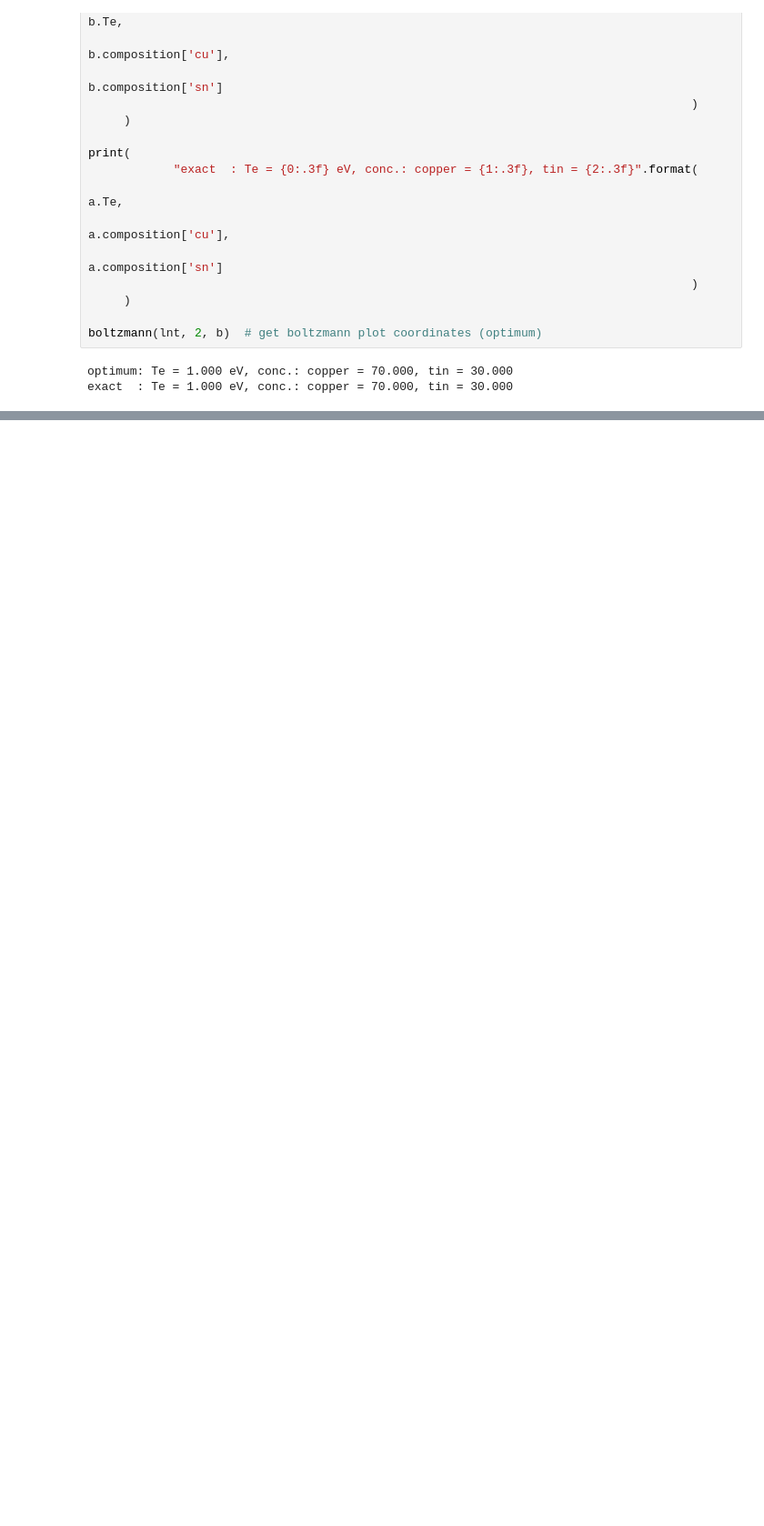
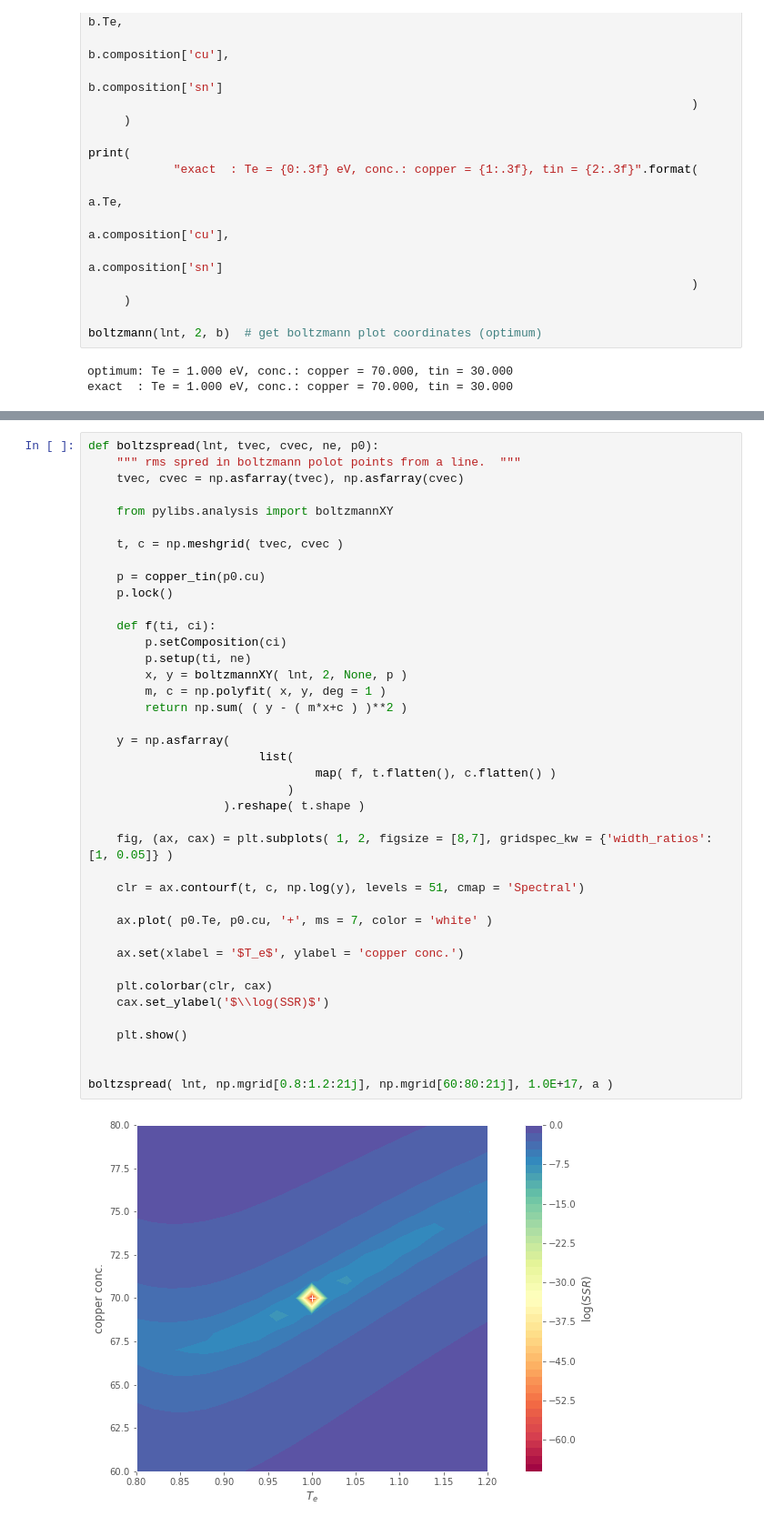
Before and after one commit to msssivadas10/pylibs, a Jupyter notebook: w2.ipynb, the cells around one changed output, grey strips where cells are left out. Shown at 91% size. Cells and saved outputs as stored; diff of their text form; blank space fills up the shorter version.

```diff
--- a/w2.ipynb
+++ b/w2.ipynb
@@ -124,0 +125,42 @@ plt.show()
+# %%
+def boltzspread(lnt, tvec, cvec, ne, p0):
+    """ rms spred in boltzmann polot points from a line.  """
+    tvec, cvec = np.asfarray(tvec), np.asfarray(cvec)
+
+    from pylibs.analysis import boltzmannXY
+
+    t, c = np.meshgrid( tvec, cvec )
+
+    p = copper_tin(p0.cu)
+    p.lock()
+
+    def f(ti, ci):
+        p.setComposition(ci)
+        p.setup(ti, ne)
+        x, y = boltzmannXY( lnt, 2, None, p )
+        m, c = np.polyfit( x, y, deg = 1 )
+        return np.sum( ( y - ( m*x+c ) )**2 )
+
+    y = np.asfarray(
+                        list(
+                                map( f, t.flatten(), c.flatten() )
+                            )
+                   ).reshape( t.shape )
+
+    fig, (ax, cax) = plt.subplots( 1, 2, figsize = [8,7], gridspec_kw = {'width_ratios': [1, 0.05]} )
+
+    clr = ax.contourf(t, c, np.log(y), levels = 51, cmap = 'Spectral')
+
+    ax.plot( p0.Te, p0.cu, '+', ms = 7, color = 'white' )
+
+    ax.set(xlabel = '$T_e$', ylabel = 'copper conc.')
+
+    plt.colorbar(clr, cax)
+    cax.set_ylabel('$\\log(SSR)$')
+
+    plt.show()
+
+
+boltzspread( lnt, np.mgrid[0.8:1.2:21j], np.mgrid[60:80:21j], 1.0E+17, a )
+# %% [output]
+[figure, added]
```
Also changed, not shown: parts of 1 cell of this notebook, 1 other file.
